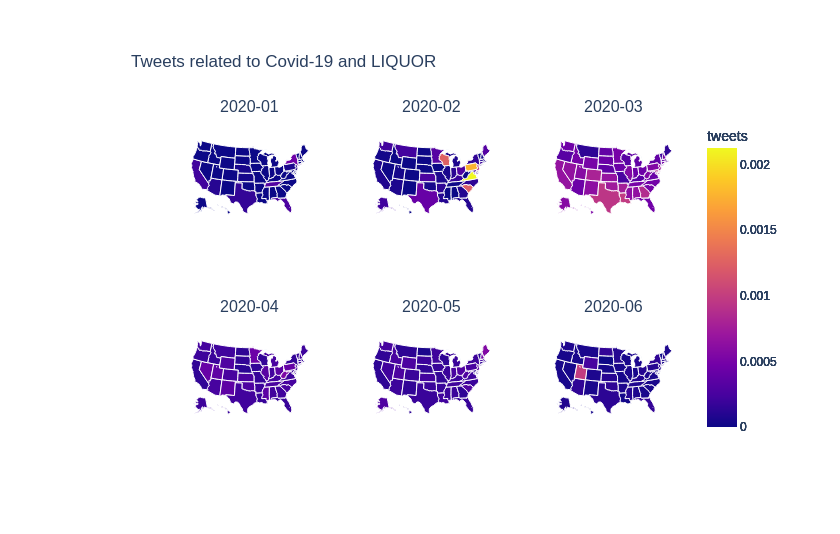
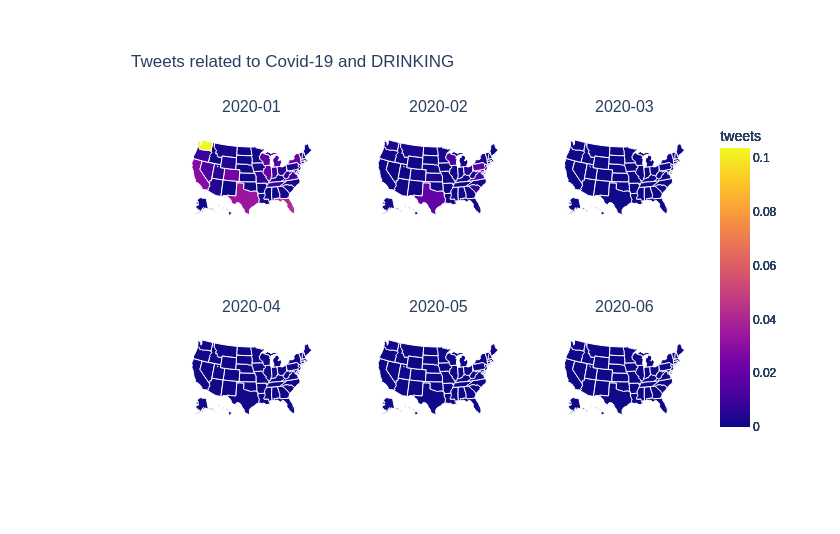
Before and after one commit to JohnOnt/Twitter_Analysis, a Jupyter notebook: choropleth.ipynb, the cells around one changed output. Cells and saved outputs as stored; diff of their text form; code cells hidden in the pictures.

```diff
--- a/choropleth.ipynb
+++ b/choropleth.ipynb
@@ -181,10 +8,6 @@ def plotty_plots_w(kw, dates, renderer = 'png', rows = 1, cols = 3):
 # %%
 dates = ['2020-01', '2020-02', '2020-03', '2020-04', '2020-05', '2020-06']
 
-plotty_plots_w('BEER', dates, renderer='firefox')
+plotty_plots('DRINKING', dates)#, renderer='firefox')
+# %% [output]
+[figure, added]
-# %%
-dates = ['2020-01', '2020-02', '2020-03', '2020-04', '2020-05', '2020-06']
-
-plotty_plots('LIQUOR', dates)
-# %% [output]
-[figure, removed]
```
Also changed, not shown: parts of 13 cells of this notebook, 37 other files.
